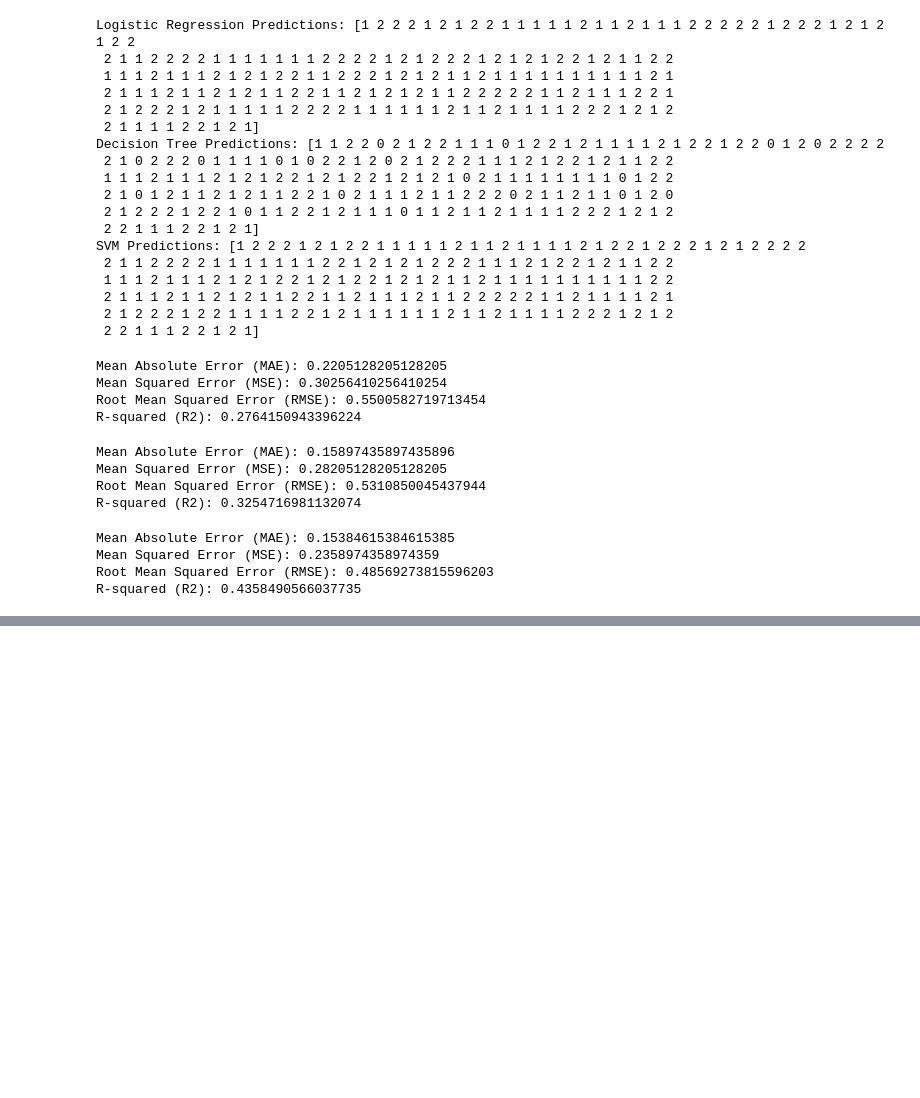
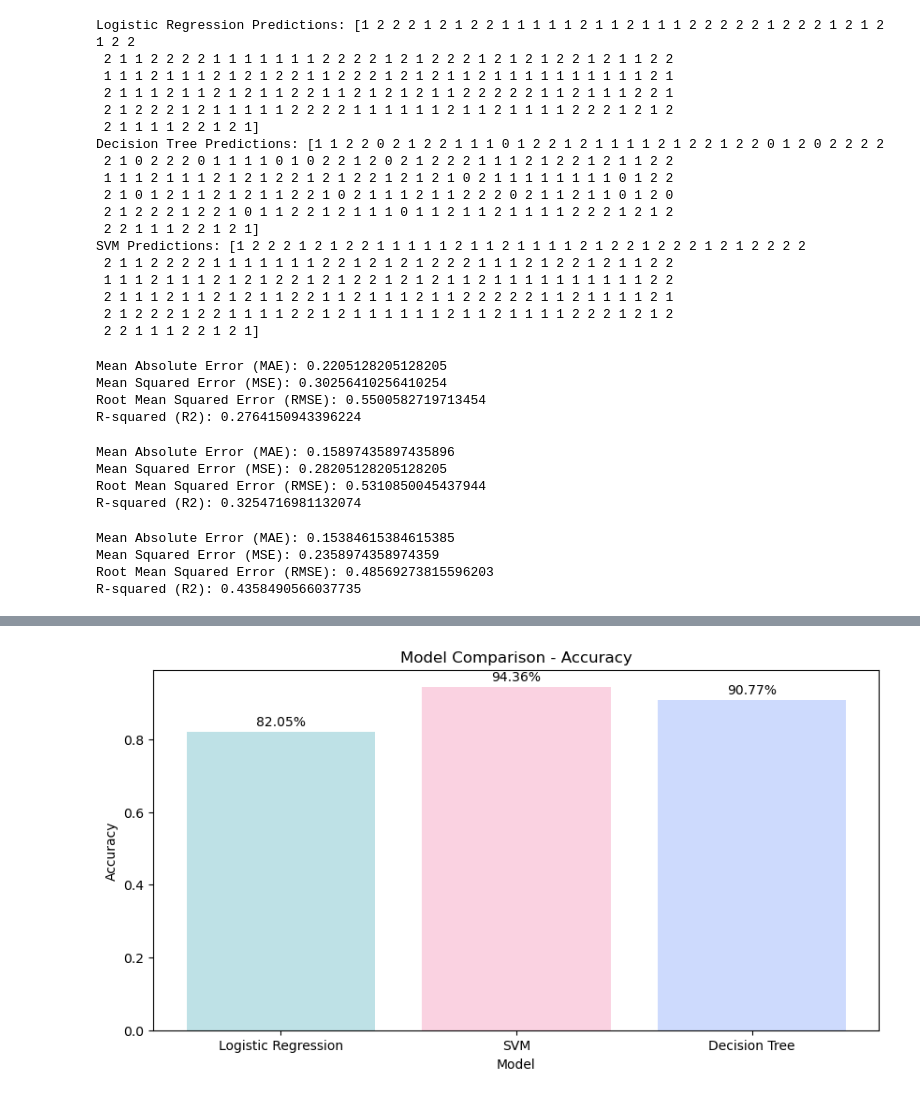
Before and after one commit to tiarsp/MPML-Final-Exam, a Jupyter notebook: uas.ipynb, the cells around one changed output, grey strips where cells are left out. Cells and saved outputs as stored; diff of their text form; code cells hidden in the pictures; blank space fills up the shorter version.

Commit message:
initial commit

```diff
--- a/uas.ipynb
+++ b/uas.ipynb
@@ -462,0 +580,83 @@ R-squared (R2): 0.4358490566037735
+# %%
+from sklearn.model_selection import GridSearchCV, cross_val_score
+from sklearn.linear_model import LogisticRegression
+from sklearn.svm import SVC
+from sklearn.tree import DecisionTreeClassifier
+from sklearn.metrics import accuracy_score, confusion_matrix
+import matplotlib.pyplot as plt
+import seaborn as sns
+
+# Define parameter grids
+param_grid_logreg = {
+    'C': [0.001, 0.01, 0.1, 1, 10, 100],  # Regularization strength
+    'solver': ['liblinear', 'lbfgs']       # Solver type
+}
+
+param_grid_svm = {
+    'C': [0.001, 0.01, 0.1, 1, 10, 100],  # Regularization parameter
+    'kernel': ['linear', 'poly', 'rbf', 'sigmoid'],  # Kernel type
+    'gamma': ['scale', 'auto']  # Kernel coefficient
+}
+
+param_grid_dt = {
+    'max_depth': [None, 10, 20, 30]
+}
+
+# Initialize models with GridSearchCV
+models = {
+    'Logistic Regression': GridSearchCV(LogisticRegression(random_state=42), param_grid_logreg, cv=3, n_jobs=-1),
+    'SVM': GridSearchCV(SVC(), param_grid_svm, cv=3, n_jobs=-1),
+    'Decision Tree': GridSearchCV(DecisionTreeClassifier(random_state=42), param_grid_dt, cv=3, n_jobs=-1)
+}
+
+accuracies = {}
+conf_matrices = {}
+best_params = {}
+cv_results = {}
+
+# Train and evaluate models
+for name, model in models.items():
+    # Hyperparameter tuning
+    model.fit(X_train, y_train)
+    best_params[name] = model.best_params_
+
+    # Cross-validation
+    best_model = model.best_estimator_
+    cv_scores = cross_val_score(best_model, X_train, y_train, cv=5, scoring='accuracy')
+    cv_results[name] = cv_scores
+
+    # Model evaluation
+    y_pred = best_model.predict(X_test)
+    accuracies[name] = accuracy_score(y_test, y_pred)
+    conf_matrices[name] = confusion_matrix(y_test, y_pred)
+
+    print(f'{name} Accuracy: {accuracies[name] * 100:.2f}%')
+    print(f'{name} Best Params: {best_params[name]}')
+    print(f'{name} Cross-Validation Accuracy: {cv_scores.mean() * 100:.2f}% (+/- {cv_scores.std() * 100:.2f}%)')
+
+# Plotting accuracies
+plt.figure(figsize=(10, 5))
+bars = plt.bar(accuracies.keys(), accuracies.values(), color=['#bee1e6', '#fad2e1', '#cddafd'])
+plt.xlabel('Model')
+plt.ylabel('Accuracy')
+plt.title('Model Comparison - Accuracy')
+
+# Adding accuracy values on top of bars
+for bar in bars:
+    yval = bar.get_height()
+    plt.text(bar.get_x() + bar.get_width()/2, yval + 0.01, f'{yval * 100:.2f}%', ha='center', va='bottom')
+
+plt.show()
+
+# Plotting confusion matrices
+fig, axes = plt.subplots(1, 3, figsize=(18, 5))
+
+for ax, (name, cm) in zip(axes, conf_matrices.items()):
+    sns.heatmap(cm, annot=True, fmt='d', cmap='Blues', ax=ax)
+    ax.set_title(f'Confusion Matrix - {name}')
+    ax.set_xlabel('Predicted Labels')
+    ax.set_ylabel('True Labels')
+
+plt.tight_layout()
+plt.show()
+# %% [output]
@@ -462,0 +672 @@ R-squared (R2): 0.4358490566037735
+[figure, added]
```
Also changed, not shown: parts of 6 cells of this notebook, 2 other files.
